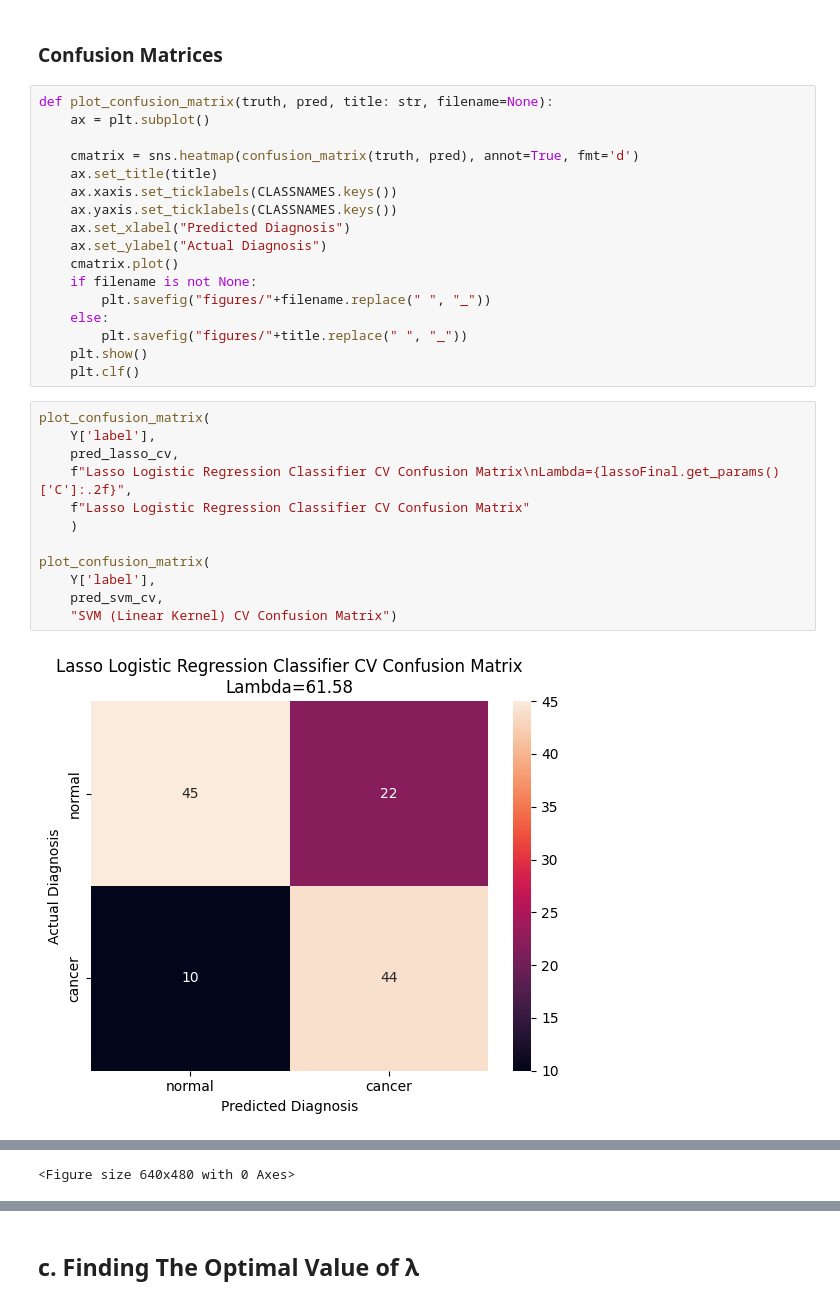
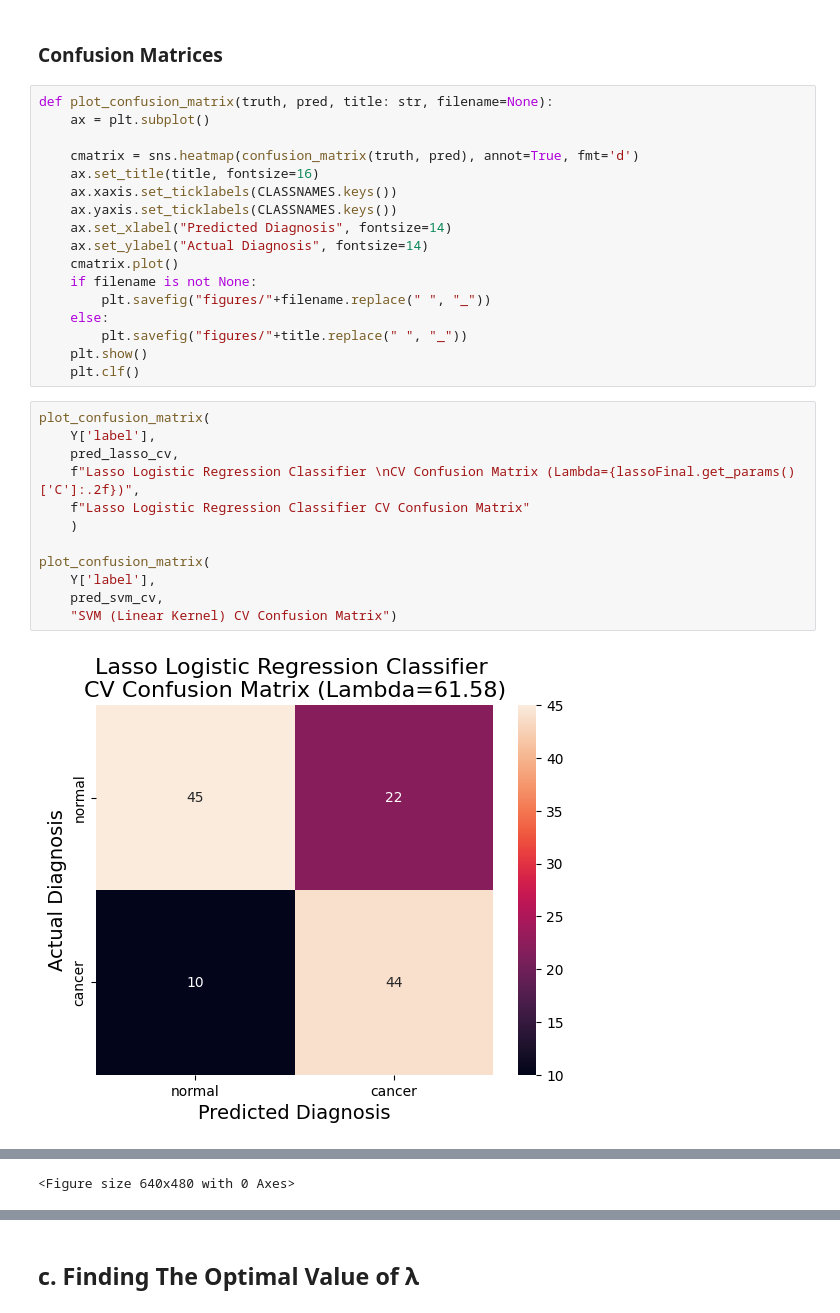
Before and after one commit to siepenmaru/stat3006-a4-code, a Jupyter notebook: A4.ipynb, the cells around one changed output, grey strips where cells are left out. Drawn from its saved outputs; the diff is of its cells as text.

```diff
--- a/A4.ipynb
+++ b/A4.ipynb
@@ -433,11 +439,11 @@ def plot_confusion_matrix(truth, pred, title: str, filename=None):
     ax = plt.subplot()
 
     cmatrix = sns.heatmap(confusion_matrix(truth, pred), annot=True, fmt='d')
-    ax.set_title(title)
+    ax.set_title(title, fontsize=16)
     ax.xaxis.set_ticklabels(CLASSNAMES.keys())
     ax.yaxis.set_ticklabels(CLASSNAMES.keys())
-    ax.set_xlabel("Predicted Diagnosis")
-    ax.set_ylabel("Actual Diagnosis")
+    ax.set_xlabel("Predicted Diagnosis", fontsize=14)
+    ax.set_ylabel("Actual Diagnosis", fontsize=14)
     cmatrix.plot()
     if filename is not None:
         plt.savefig("figures/"+filename.replace(" ", "_"))
@@ -448,14 +454,14 @@ def plot_confusion_matrix(truth, pred, title: str, filename=None):
 # %%
 plot_confusion_matrix(
     Y['label'],
     pred_lasso_cv,
-    f"Lasso Logistic Regression Classifier CV Confusion Matrix\nLambda={lassoFinal.get_params()['C']:.2f}",
+    f"Lasso Logistic Regression Classifier \nCV Confusion Matrix (Lambda={lassoFinal.get_params()['C']:.2f})",
     f"Lasso Logistic Regression Classifier CV Confusion Matrix"
     )
 
 plot_confusion_matrix(
     Y['label'],
     pred_svm_cv,
     "SVM (Linear Kernel) CV Confusion Matrix")
 # %% [output]
-[figure, old version]
+[figure, new version]
```
Also changed, not shown: parts of 17 cells of this notebook, 20 other files.
